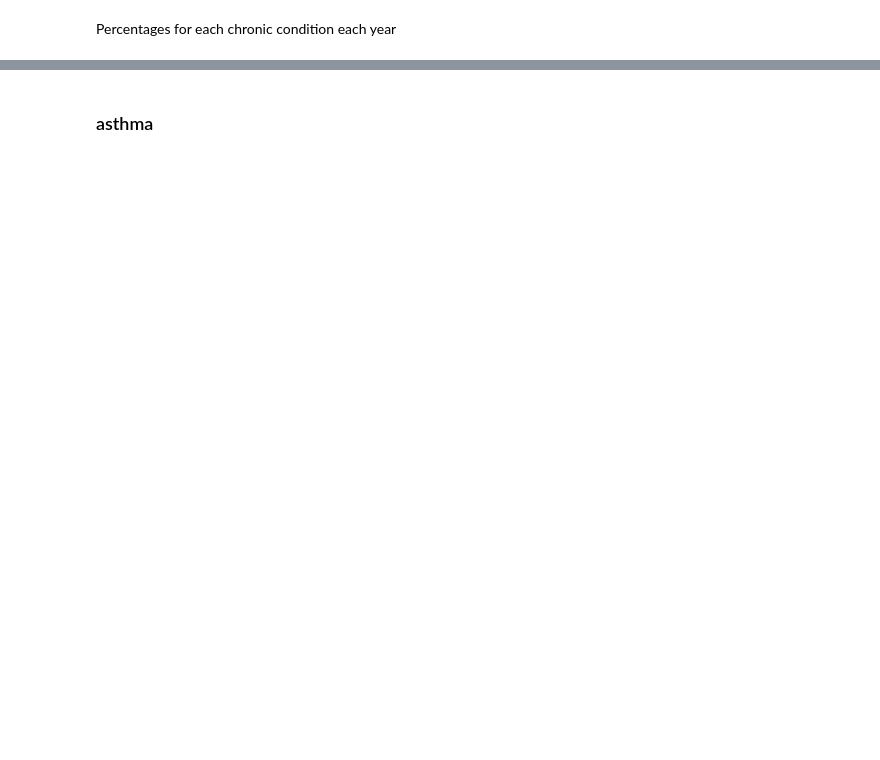
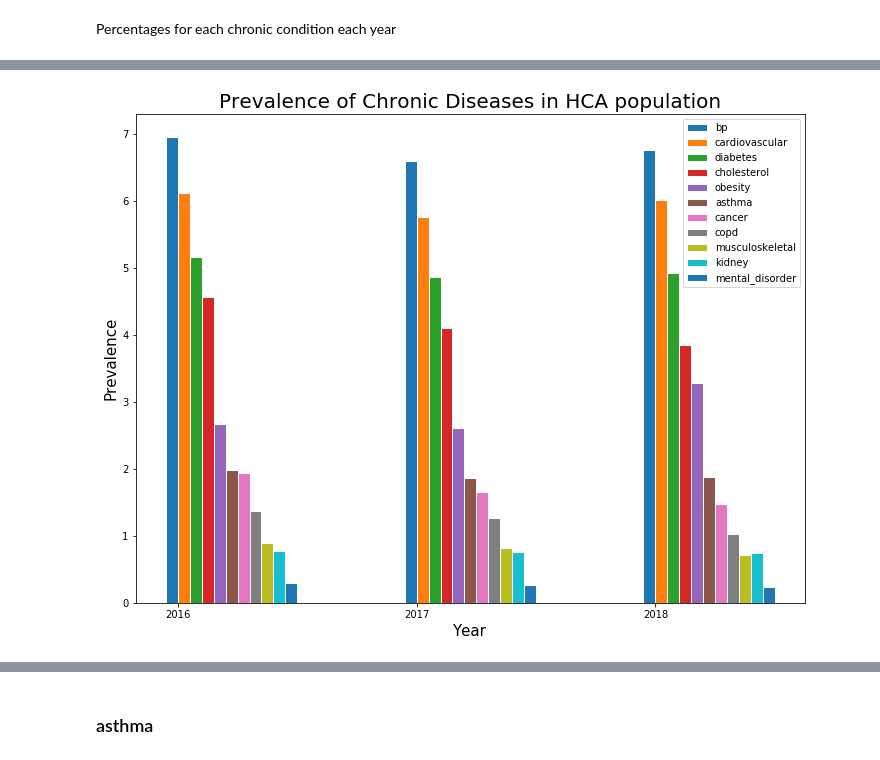
Before and after one commit to capstone2019/Capstone2019, a Jupyter notebook: Questions/Question1.ipynb, the cells around one changed output, grey strips where cells are left out. Cells and saved outputs as stored; diff of their text form; code cells hidden in the pictures; blank space fills up the shorter version.

```diff
--- a/Questions/Question1.ipynb
+++ b/Questions/Question1.ipynb
@@ -111,0 +142,30 @@ percentages
+# %%
+fig = plt.figure(figsize = (12, 9))
+
+ind = np.arange(3)
+ind = np.arange(3)
+width = 0.05
+
+plt.bar(ind, percentages['bp'], width, label = 'bp',edgecolor='white')
+plt.bar(ind + width * 1, percentages['cardiovascular'], width, label = 'cardiovascular',edgecolor='white')
+plt.bar(ind + width * 2, percentages['diabetes'], width, label = 'diabetes',edgecolor='white')
+plt.bar(ind + width * 3, percentages['cholesterol'], width, label = 'cholesterol',edgecolor='white')
+plt.bar(ind + width * 4, percentages['obesity'], width, label = 'obesity',edgecolor='white')
+plt.bar(ind + width * 5, percentages['asthma'], width, label = 'asthma',edgecolor='white')
+plt.bar(ind + width * 6, percentages['cancer'], width, label = 'cancer',edgecolor='white')
+plt.bar(ind + width * 7, percentages['copd'], width, label = 'copd',edgecolor='white')
+plt.bar(ind + width * 8, percentages['musculoskeletal'], width, label = 'musculoskeletal',edgecolor='white')
+plt.bar(ind + width * 9, percentages['kidney'], width, label = 'kidney',edgecolor='white')
+plt.bar(ind + width * 10, percentages['mental_disorder'], width, label = 'mental_disorder',edgecolor='white')
+
+# labels
+plt.title('Prevalence of Chronic Diseases in HCA population', size = 20)
+plt.xlabel("Year", size = 15)
+plt.ylabel("Prevalence", size = 15)
+plt.legend(loc='best')
+plt.xticks(ind + width / 2, ('2016', '2017', '2018'))
+
+
+plt.show()
+# %% [output]
+[figure, added]
```
Also changed, not shown: parts of 32 cells of this notebook.
